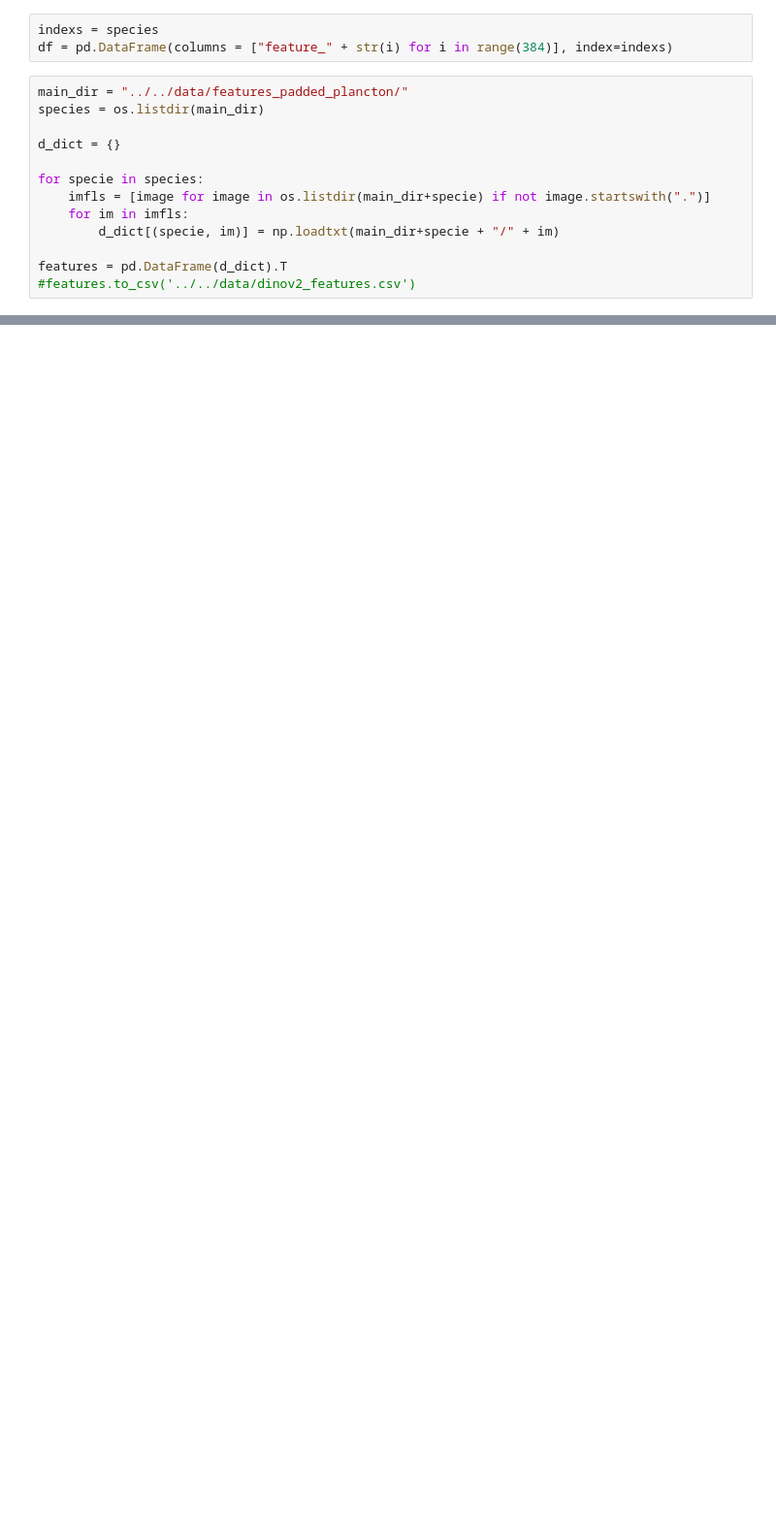
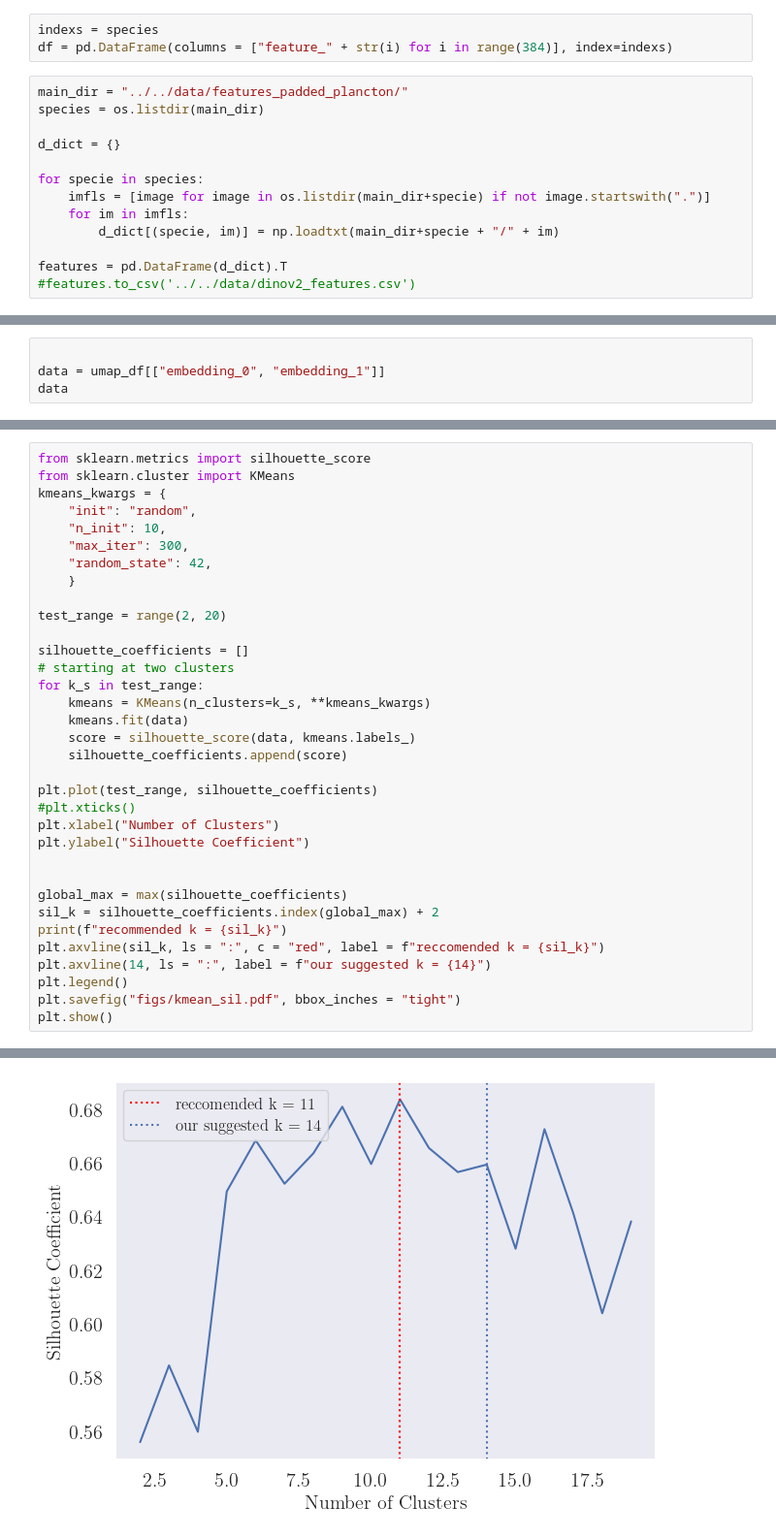
Before and after one commit to evengar/FYS-STK4155-Project3, a Jupyter notebook: examples/tests_eb/structure_tests.ipynb, the cells around one changed output, grey strips where cells are left out. Shown at 97% size. Drawn from its saved outputs; the diff is of its cells as text; blank space fills up the shorter version.

Commit message:
selected some images, made some analytical plots for kmean clusters

```diff
--- a/examples/tests_eb/structure_tests.ipynb
+++ b/examples/tests_eb/structure_tests.ipynb
@@ -159,0 +177,4 @@ plt.show()
+# %%
+
+data = umap_df[["embedding_0", "embedding_1"]]
+data
@@ -159,0 +195,35 @@ plt.show()
+# %%
+from sklearn.metrics import silhouette_score
+from sklearn.cluster import KMeans
+kmeans_kwargs = {
+    "init": "random",
+    "n_init": 10,
+    "max_iter": 300,
+    "random_state": 42,
+    }
+
+test_range = range(2, 20)
+
+silhouette_coefficients = []
+# starting at two clusters
+for k_s in test_range:
+    kmeans = KMeans(n_clusters=k_s, **kmeans_kwargs)
+    kmeans.fit(data)
+    score = silhouette_score(data, kmeans.labels_)
+    silhouette_coefficients.append(score)
+
+plt.plot(test_range, silhouette_coefficients)
+#plt.xticks()
+plt.xlabel("Number of Clusters")
+plt.ylabel("Silhouette Coefficient")
+
+
+global_max = max(silhouette_coefficients)
+sil_k = silhouette_coefficients.index(global_max) + 2
+print(f"recommended k = {sil_k}")
+plt.axvline(sil_k, ls = ":", c = "red", label = f"reccomended k = {sil_k}")
+plt.axvline(14, ls = ":", label = f"our suggested k = {14}")
+plt.legend()
+plt.savefig("figs/kmean_sil.pdf", bbox_inches = "tight")
+plt.show()
+# %% [output]
@@ -159,0 +231 @@ plt.show()
+[figure, added]
```
Also changed, not shown: parts of 10 cells of this notebook, 6 other files.
